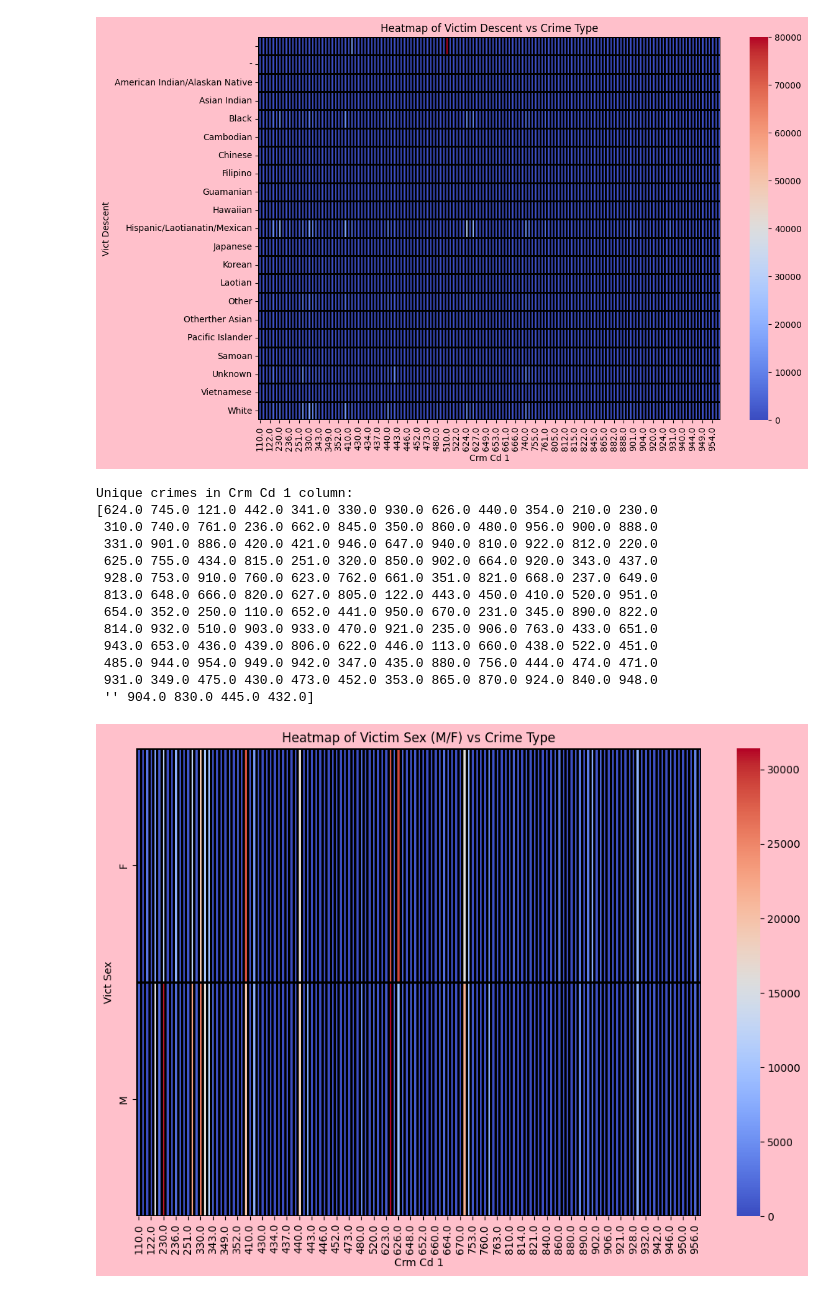
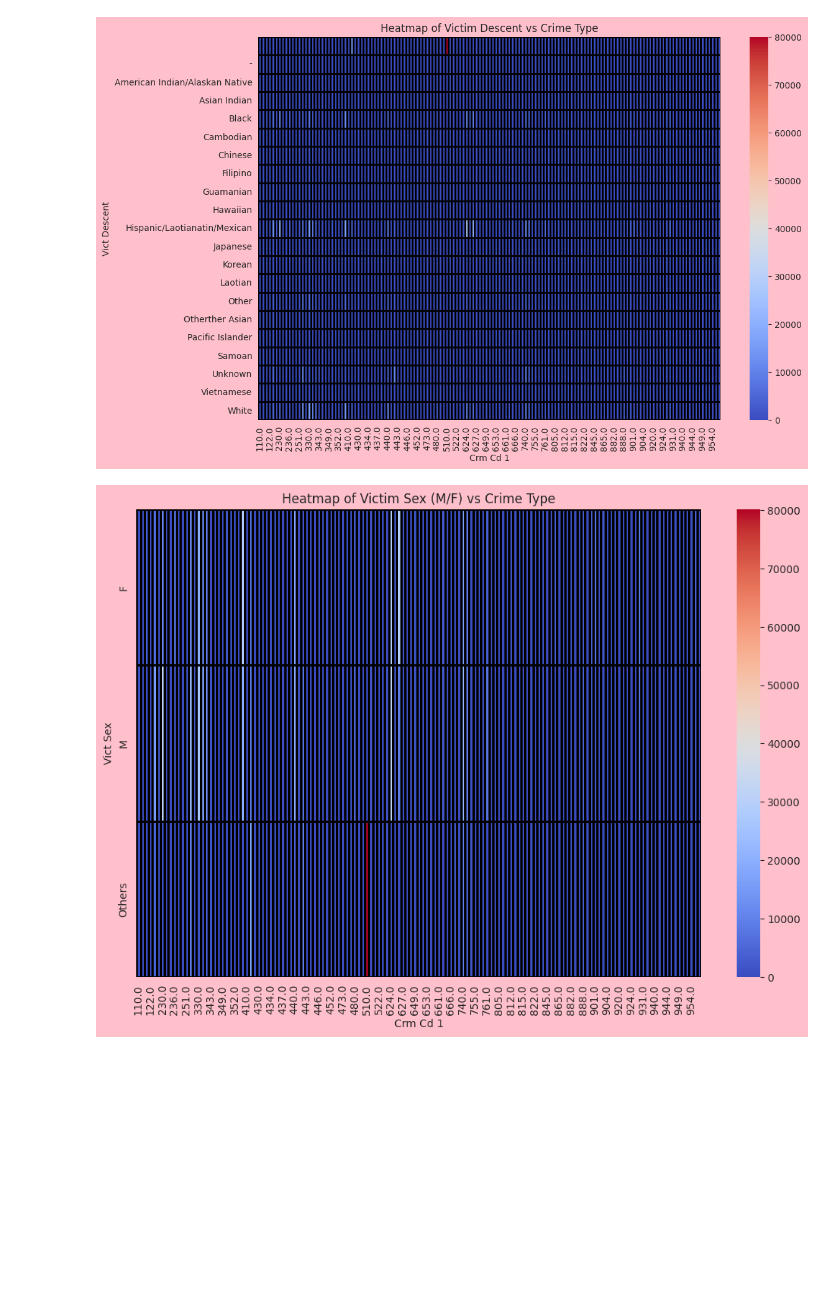
Before and after one commit to AAlimurung/APPLIED-AI-Datasets, a Jupyter notebook: main.ipynb, the cells around one changed output. Cells and saved outputs as stored; diff of their text form; code cells hidden in the pictures; blank space fills up the shorter version.

```diff
--- a/main.ipynb
+++ b/main.ipynb
@@ -124,32 +125,18 @@ Unique crimes in Crm Cd Desc column:
 # %%
 #crime correlation with victim sex
 #filtered dataset includes records with only M or F
-filtered_dataset = dataset[dataset['Vict Sex'].isin(['M', 'F'])]
+filtered_dataset = dataset[:]
+filtered_dataset['Vict Sex'] = filtered_dataset['Vict Sex'].apply(lambda x : x if x in ['M', 'F'] else "Others")
 
 crime_types = filtered_dataset['Crm Cd 1'].unique()
-print("\nUnique crimes in Crm Cd 1 column:")
-print(crime_types)
 
 pivot_table = pd.crosstab(filtered_dataset['Vict Sex'], filtered_dataset['Crm Cd 1'])
 
 plt.figure(figsize=(12, 8), facecolor='pink')
 plt.title('Heatmap of Victim Sex (M/F) vs Crime Type')
 sns.heatmap(pivot_table, cmap='coolwarm', annot=False, linecolor='black', linewidths=1)
 
 
 plt.show()
 # %% [output]
-Unique crimes in Crm Cd 1 column:
-[624.0 745.0 121.0 442.0 341.0 330.0 930.0 626.0 440.0 354.0 210.0 230.0
- 310.0 740.0 761.0 236.0 662.0 845.0 350.0 860.0 480.0 956.0 900.0 888.0
- 331.0 901.0 886.0 420.0 421.0 946.0 647.0 940.0 810.0 922.0 812.0 220.0
- 625.0 755.0 434.0 815.0 251.0 320.0 850.0 902.0 664.0 920.0 343.0 437.0
- 928.0 753.0 910.0 760.0 623.0 762.0 661.0 351.0 821.0 668.0 237.0 649.0
- 813.0 648.0 666.0 820.0 627.0 805.0 122.0 443.0 450.0 410.0 520.0 951.0
- 654.0 352.0 250.0 110.0 652.0 441.0 950.0 670.0 231.0 345.0 890.0 822.0
- 814.0 932.0 510.0 903.0 933.0 470.0 921.0 235.0 906.0 763.0 433.0 651.0
- 943.0 653.0 436.0 439.0 806.0 622.0 446.0 113.0 660.0 438.0 522.0 451.0
- 485.0 944.0 954.0 949.0 942.0 347.0 435.0 880.0 756.0 444.0 474.0 471.0
- 931.0 349.0 475.0 430.0 473.0 452.0 353.0 865.0 870.0 924.0 840.0 948.0
- '' 904.0 830.0 445.0 432.0]
-[figure, old version]
+[figure, new version]
```
Also changed, not shown: parts of 6 cells of this notebook.
